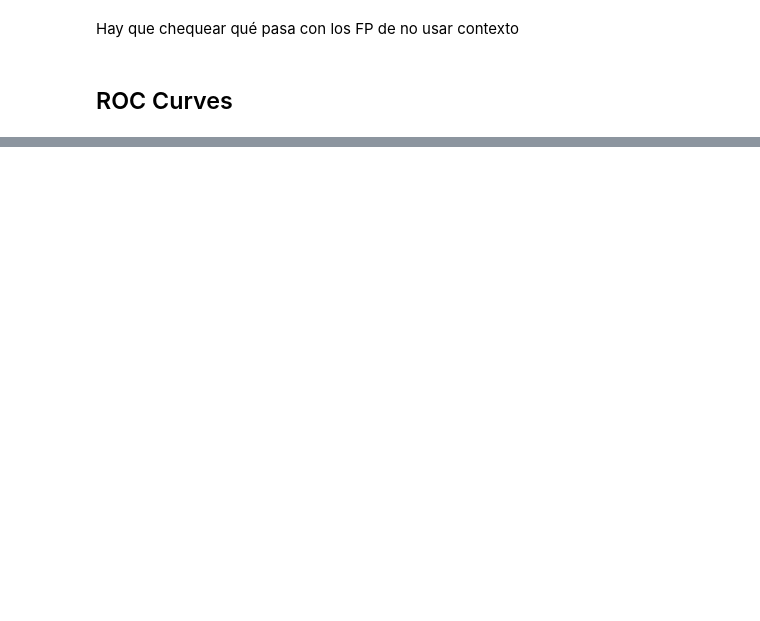
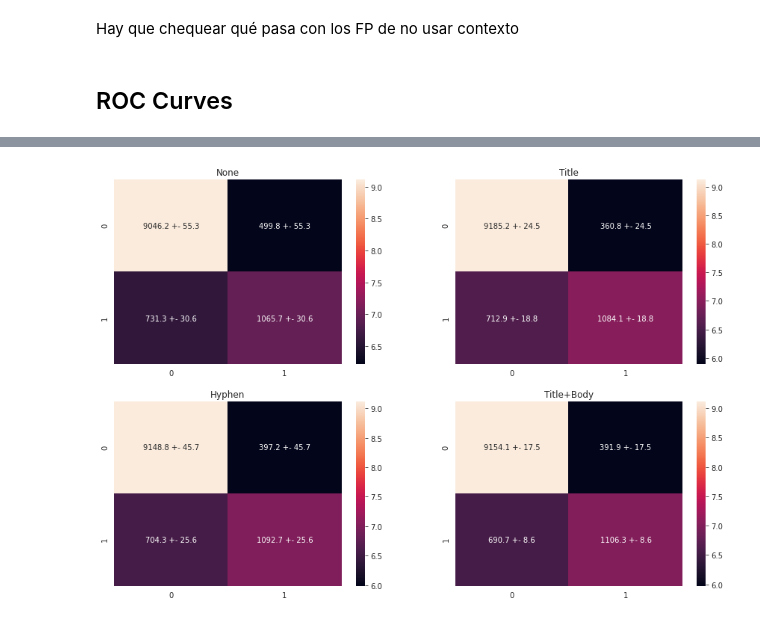
Before and after one commit to finiteautomata/contextualized-hatespeech-classification, a Jupyter notebook: notebooks/Results - 1 HS detection.ipynb, the cells around one changed output, grey strips where cells are left out. Cells and saved outputs as stored; diff of their text form; code cells hidden in the pictures; blank space fills up the shorter version.

```diff
--- a/notebooks/Results - 1 HS detection.ipynb
+++ b/notebooks/Results - 1 HS detection.ipynb
@@ -142,15 +182,17 @@ data = []
 auc_scores = {
     "None": [],
     "Title": [],
+    "Hyphen": [],
     "Title+Body": [],
 }
 
-for context, evaluations in [
-    ("None", no_context_evals),
-    ("Title", context_evals),
-    ("Title+Body", full_context_evals)]:
+for context, evals in [
+    ("None", evaluations["no_context"]),
+    ("Title", evaluations["title"]),
+    ("Hyphen", evaluations["hyphen"]),
+    ("Title+Body", evaluations["full_context"])]:
 
-    for i, evaluation in enumerate(evaluations):
+    for i, evaluation in enumerate(evals):
         y_score = torch.softmax(torch.Tensor(evaluation["predictions"]), dim=1)[:, 1]
         y_true = torch.Tensor(evaluation["labels"])
         fpr, tpr, _ = roc_curve(y_true, y_score)
@@ -160,7 +202,7 @@ for context, evaluations in [
 
         this_points = []
 
-        x_interp = np.arange(0, 1, 5e-4)
+        x_interp = np.arange(0, 1, 5e-3)
         y_interp = np.interp(x_interp, xp=fpr, fp=tpr)
         for x, y in zip(x_interp, y_interp):
             this_points.append({
@@ -219,0 +324,21 @@ g.figure.set_figheight(6)
+# %%
+i = 0
+plt.figure(figsize=(15, 10))
+for context, matrices in cms.items():
+    i += 1
+    """
+    Obtengo las anotaciones, perdón el quilombo
+    """
+    cm_avg, cm_std = np.array(matrices).mean(0), np.array(matrices).std(0)
+
+    annot = []
+    for rmu, rstd in zip(cm_avg, cm_std):
+        row = []
+        for mu, std in zip(rmu, rstd):
+            row.append(f"{mu:.1f} +- {std:.1f}")
+        annot.append(row)
+    plt.subplot(2, 2, i)
+    plt.title(context)
+    sns.heatmap(np.log(cm_avg), annot=np.array(annot), fmt="")
+# %% [output]
+[figure, added]
```
Also changed, not shown: parts of 15 cells of this notebook, 1 other file.
